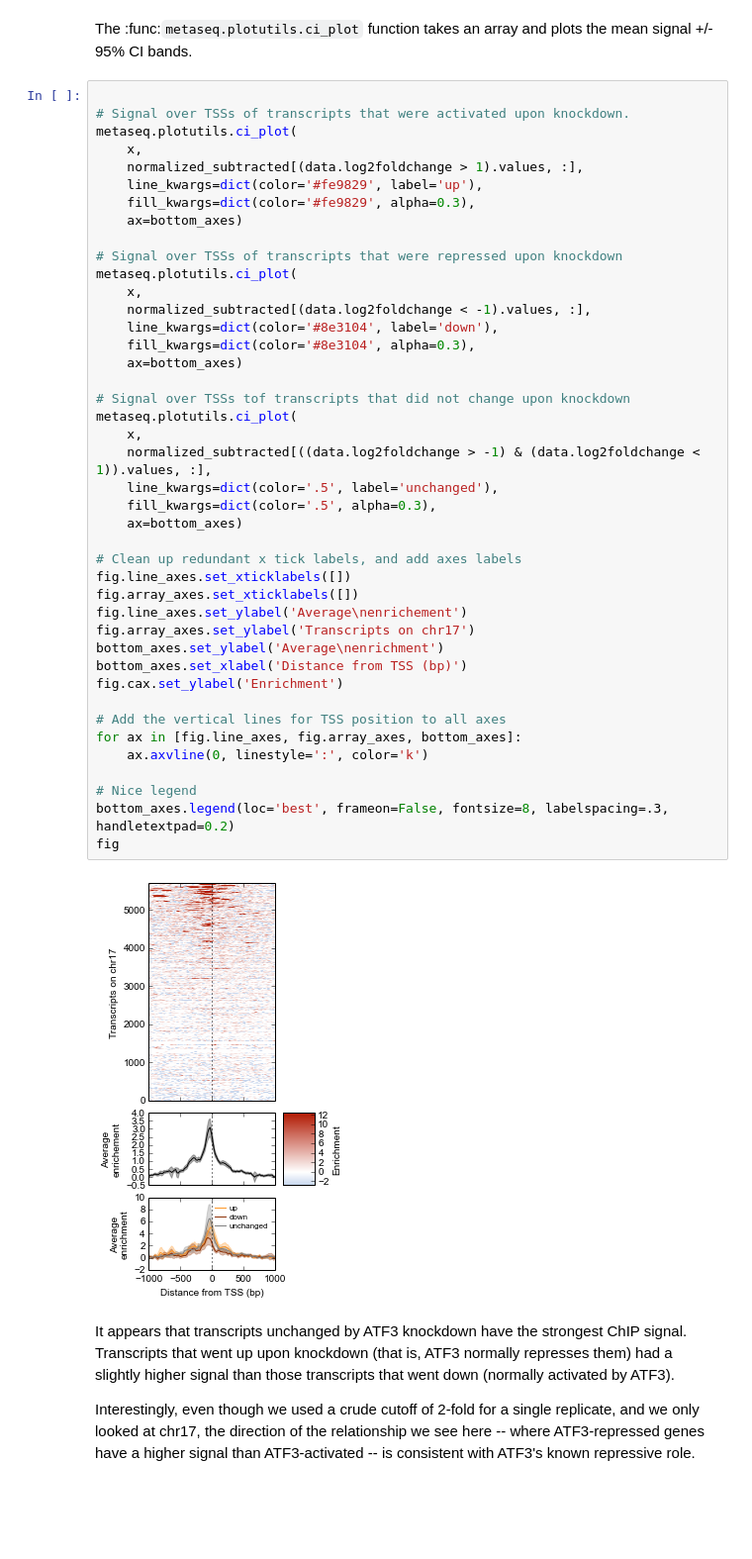
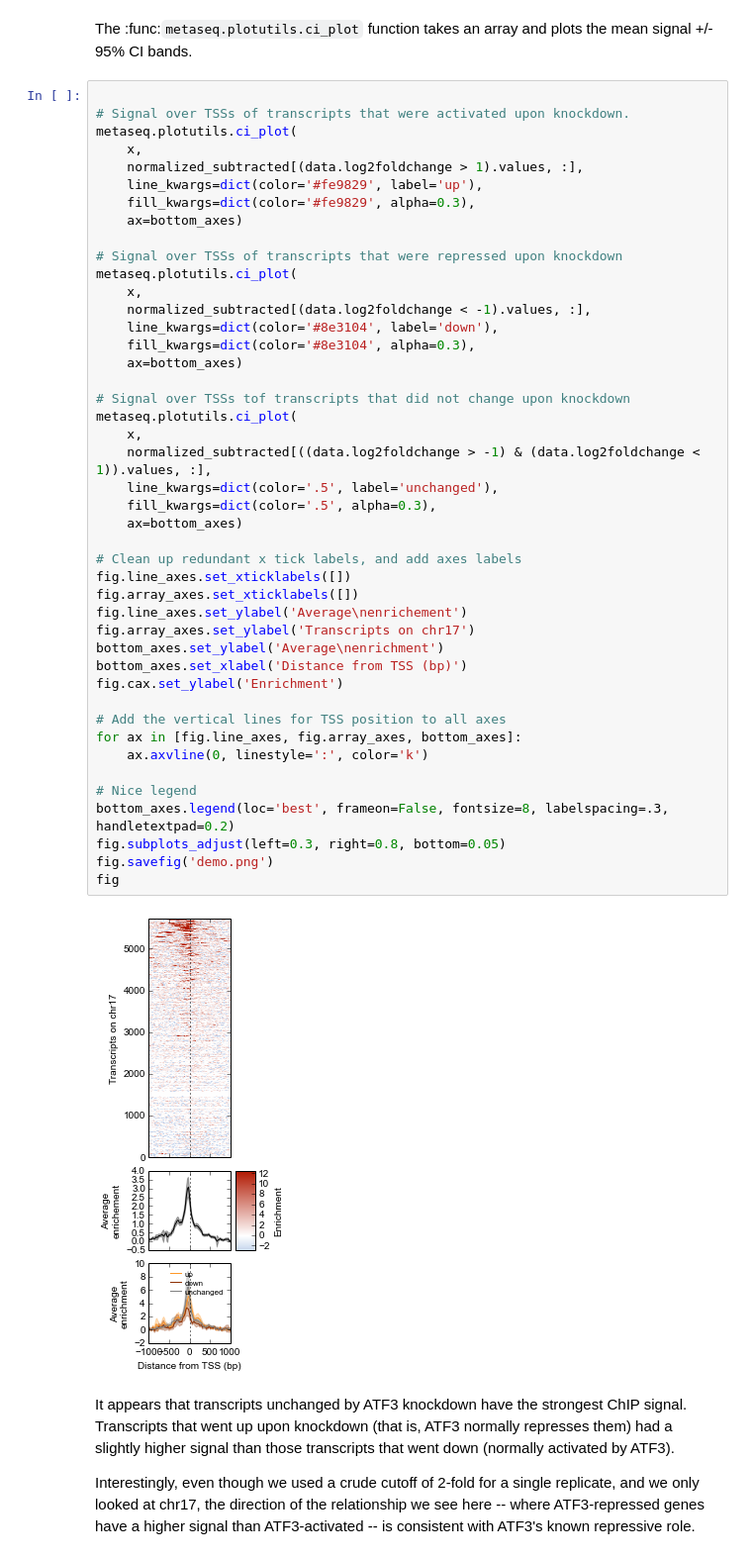
Before and after one commit to daler/metaseq, a Jupyter notebook: doc/source/example_session.ipynb, the cells around one changed output. Shown at 99% size. Saved outputs shown, nothing was run; the diff lists cells and outputs as text; blank space fills up the shorter version.

```diff
--- a/doc/source/example_session.ipynb
+++ b/doc/source/example_session.ipynb
@@ -309,34 +309,36 @@ metaseq.plotutils.ci_plot(
     normalized_subtracted[(data.log2foldchange < -1).values, :],
     line_kwargs=dict(color='#8e3104', label='down'),
     fill_kwargs=dict(color='#8e3104', alpha=0.3),
     ax=bottom_axes)
 
 # Signal over TSSs tof transcripts that did not change upon knockdown
 metaseq.plotutils.ci_plot(
     x,
     normalized_subtracted[((data.log2foldchange > -1) & (data.log2foldchange < 1)).values, :],
     line_kwargs=dict(color='.5', label='unchanged'),
     fill_kwargs=dict(color='.5', alpha=0.3),
     ax=bottom_axes)
 
 # Clean up redundant x tick labels, and add axes labels
 fig.line_axes.set_xticklabels([])
 fig.array_axes.set_xticklabels([])
 fig.line_axes.set_ylabel('Average\nenrichement')
 fig.array_axes.set_ylabel('Transcripts on chr17')
 bottom_axes.set_ylabel('Average\nenrichment')
 bottom_axes.set_xlabel('Distance from TSS (bp)')
 fig.cax.set_ylabel('Enrichment')
 
 # Add the vertical lines for TSS position to all axes
 for ax in [fig.line_axes, fig.array_axes, bottom_axes]:
     ax.axvline(0, linestyle=':', color='k')
 
 # Nice legend
 bottom_axes.legend(loc='best', frameon=False, fontsize=8, labelspacing=.3, handletextpad=0.2)
+fig.subplots_adjust(left=0.3, right=0.8, bottom=0.05)
+fig.savefig('demo.png')
 fig
 # %% [output]
-[figure, old version]
+[figure, new version]
 # %% [markdown]
 It appears that transcripts unchanged by ATF3 knockdown have the strongest ChIP signal.  Transcripts that went up upon knockdown (that is, ATF3 normally represses them) had a slightly higher signal than those transcripts that went down (normally activated by ATF3).
 
```
Also changed, not shown: parts of 2 cells of this notebook, 17 other files.
